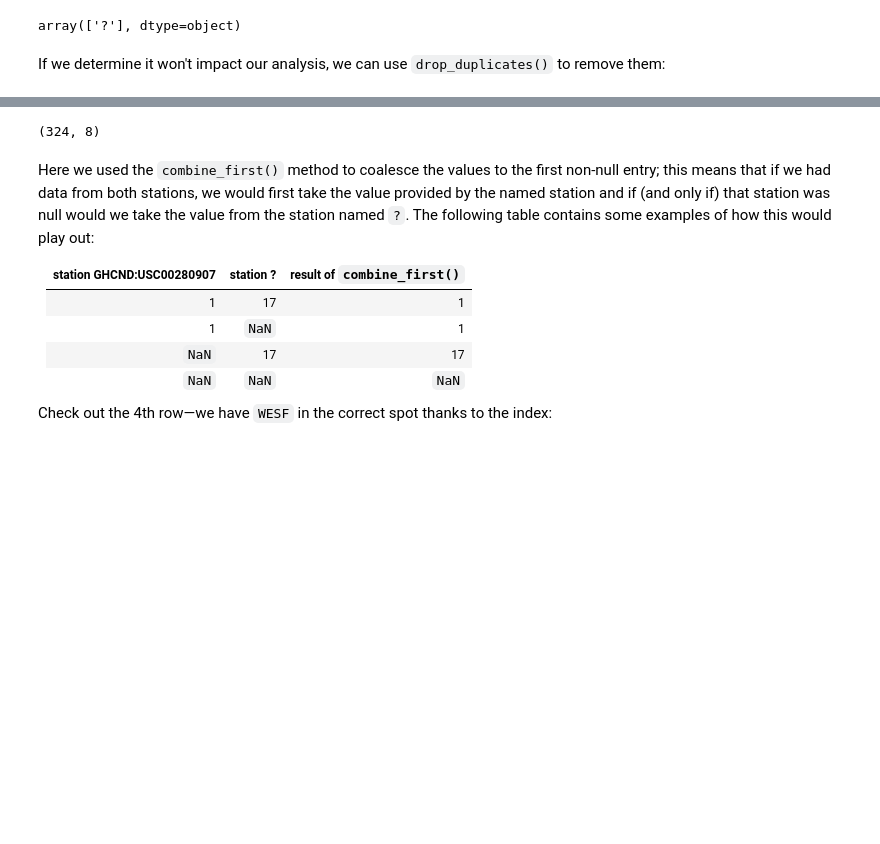
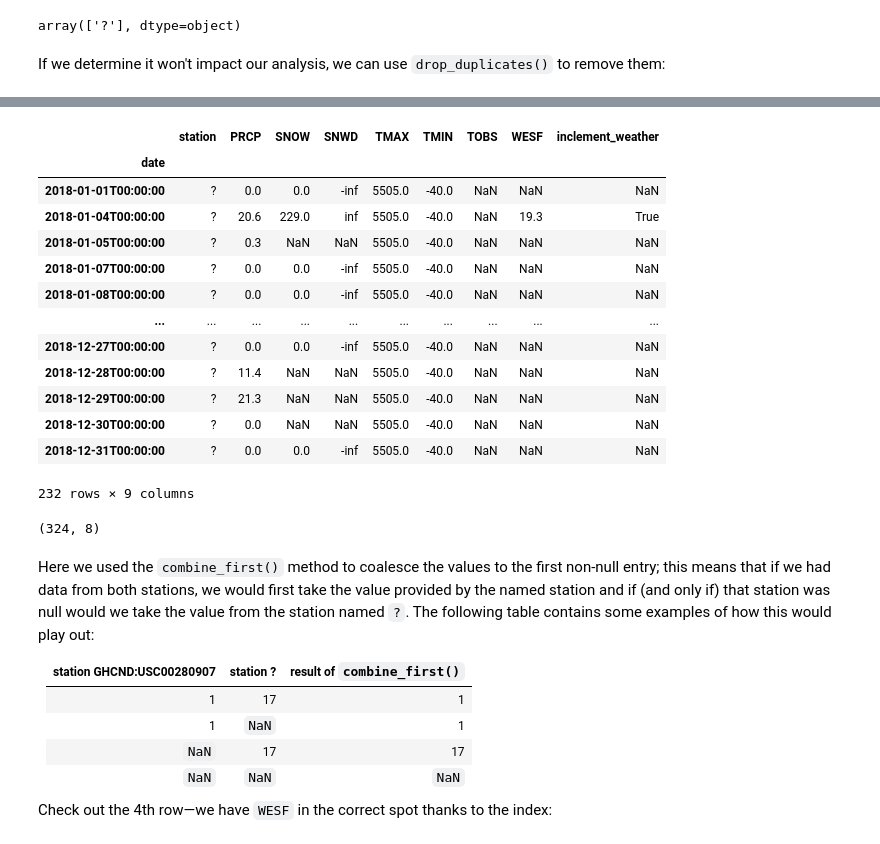
Before and after one commit to tgwon/ai4ml, a Jupyter notebook: week4/ch3-5-handling_data_issues.ipynb, the cells around one changed output, grey strips where cells are left out. Drawn from its saved outputs; the diff is of its cells as text; code cells hidden in the pictures; blank space fills up the shorter version.

```diff
--- a/week4/ch3-5-handling_data_issues.ipynb
+++ b/week4/ch3-5-handling_data_issues.ipynb
@@ -236,2 +273,19 @@ If we determine it won't impact our analysis, we can use `drop_duplicates()` to
+# %%
+df[df.station == '?'].drop_duplicates('date').set_index('date')
+# %% [output]
+|  | station | PRCP | SNOW | SNWD | TMAX | TMIN | TOBS | WESF | inclement_weather |
+| date |  |  |  |  |  |  |  |  |  |
+| 2018-01-01T00:00:00 | ? | 0.0 | 0.0 | -inf | 5505.0 | -40.0 | NaN | NaN | NaN |
+| 2018-01-04T00:00:00 | ? | 20.6 | 229.0 | inf | 5505.0 | -40.0 | NaN | 19.3 | True |
+| 2018-01-05T00:00:00 | ? | 0.3 | NaN | NaN | 5505.0 | -40.0 | NaN | NaN | NaN |
+| 2018-01-07T00:00:00 | ? | 0.0 | 0.0 | -inf | 5505.0 | -40.0 | NaN | NaN | NaN |
+| 2018-01-08T00:00:00 | ? | 0.0 | 0.0 | -inf | 5505.0 | -40.0 | NaN | NaN | NaN |
+| ... | ... | ... | ... | ... | ... | ... | ... | ... | ... |
+| 2018-12-27T00:00:00 | ? | 0.0 | 0.0 | -inf | 5505.0 | -40.0 | NaN | NaN | NaN |
+| 2018-12-28T00:00:00 | ? | 11.4 | NaN | NaN | 5505.0 | -40.0 | NaN | NaN | NaN |
+| 2018-12-29T00:00:00 | ? | 21.3 | NaN | NaN | 5505.0 | -40.0 | NaN | NaN | NaN |
+| 2018-12-30T00:00:00 | ? | 0.0 | NaN | NaN | 5505.0 | -40.0 | NaN | NaN | NaN |
+| 2018-12-31T00:00:00 | ? | 0.0 | 0.0 | -inf | 5505.0 | -40.0 | NaN | NaN | NaN |
+232 rows × 9 columns
 # %%
 # 1. make the date a datetime
```
Also changed, not shown: parts of 24 cells of this notebook.
